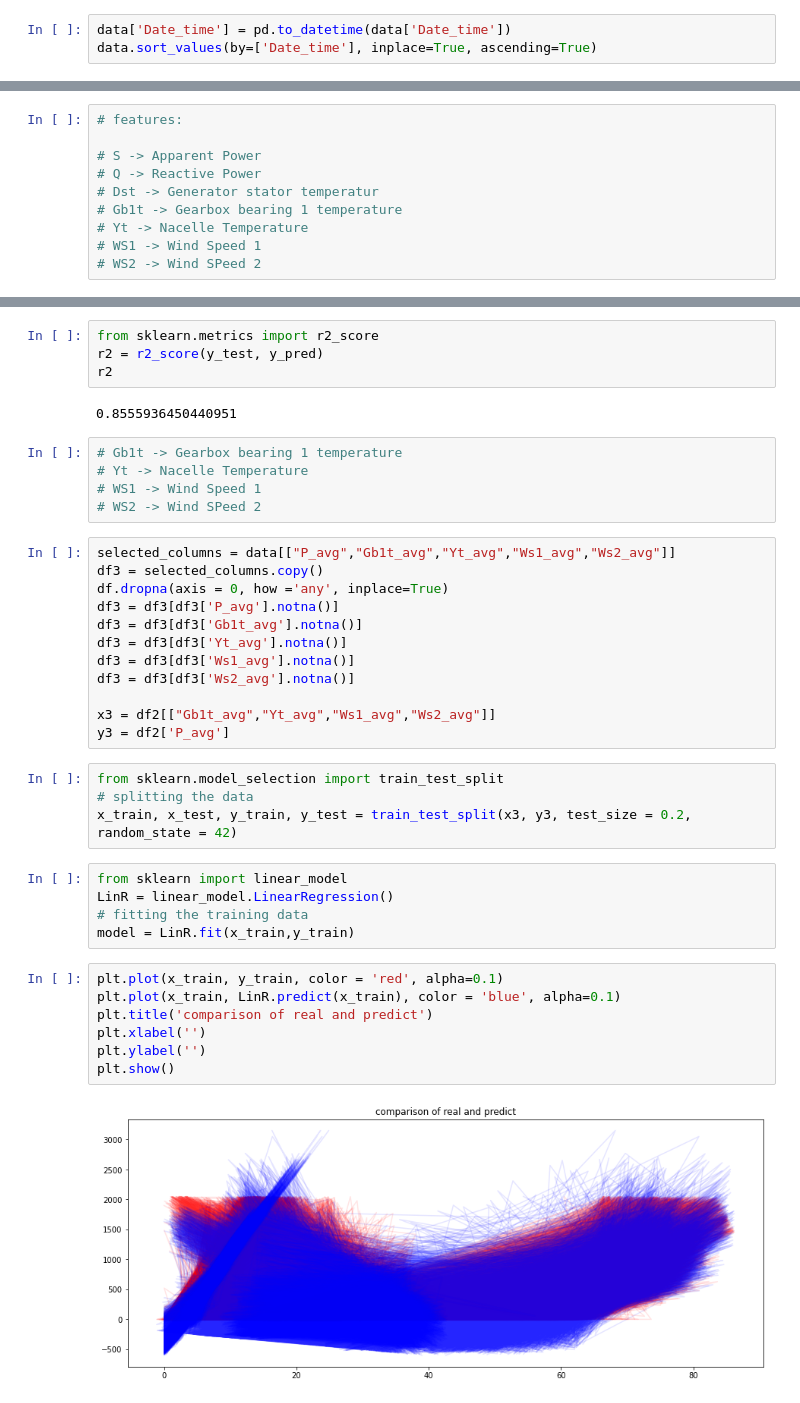
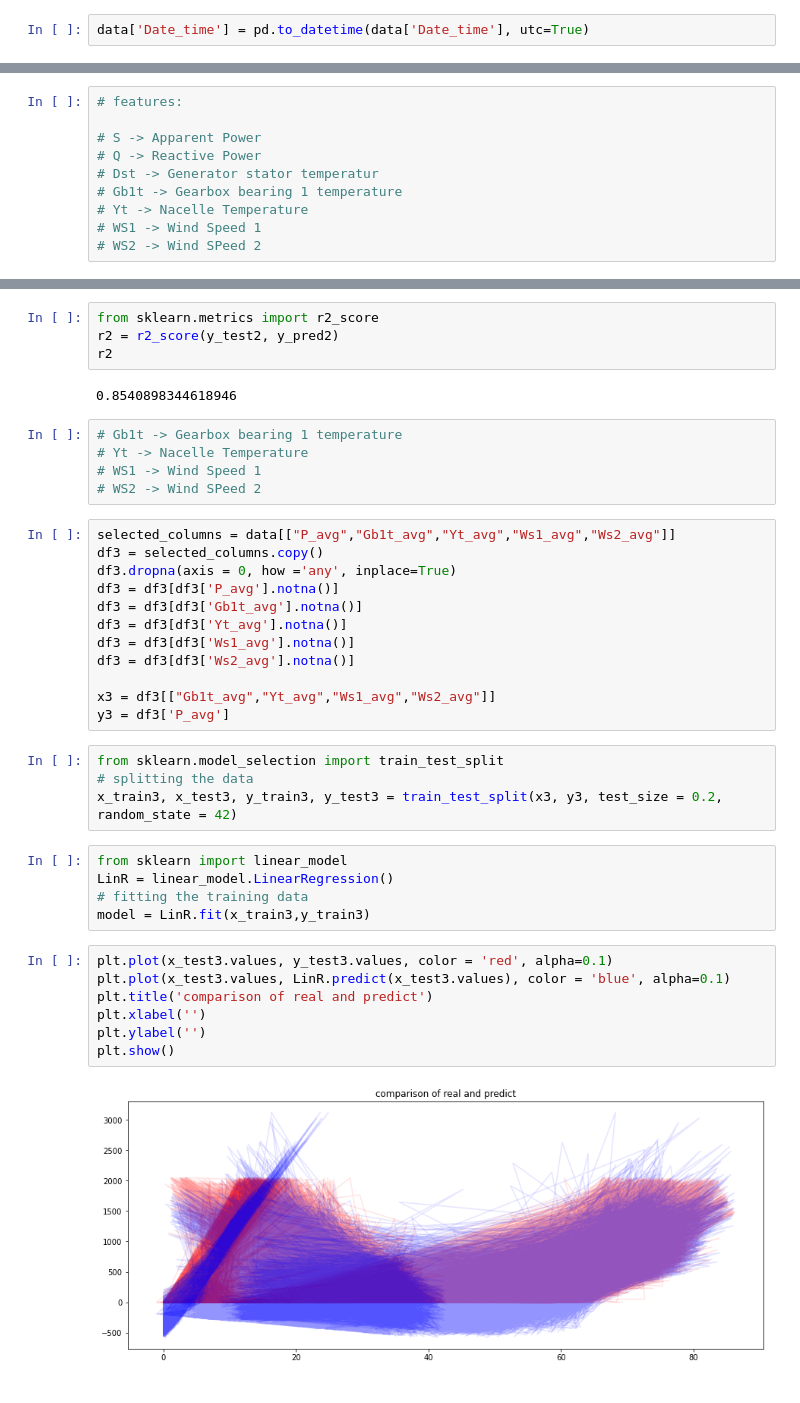
Before and after one commit to jo997/BA-WindPowerForecasting, a Jupyter notebook: JupyterNotebooks/LinearRegression.ipynb, the cells around one changed output, grey strips where cells are left out. Cells and saved outputs as stored; diff of their text form.

```diff
--- a/JupyterNotebooks/LinearRegression.ipynb
+++ b/JupyterNotebooks/LinearRegression.ipynb
@@ -13,8 +12,7 @@ The dataset: https://opendata-renewables.engie.com/explore/dataset/01c55756-5cd6
 # %%
 data = pd.read_csv('data/la-haute-borne-data-2017-2020.csv',sep=';')
 # %%
-data['Date_time'] = pd.to_datetime(data['Date_time'])
-data.sort_values(by=['Date_time'], inplace=True, ascending=True)
+data['Date_time'] = pd.to_datetime(data['Date_time'], utc=True)
 # %%
 data = data.drop('Va1_avg', 1)
 data = data.drop('Va2_avg', 1)
@@ -245,9 +132,9 @@ RMSE: 174.4600100150116
 # %%
 from sklearn.metrics import r2_score
-r2 = r2_score(y_test, y_pred)
+r2 = r2_score(y_test2, y_pred2)
 r2
 # %% [output]
-0.8555936450440951
+0.8540898344618946
 # %%
 # Gb1t -> Gearbox bearing 1 temperature
 # Yt -> Nacelle Temperature
@@ -256,33 +143,33 @@ r2
 # %%
 selected_columns = data[["P_avg","Gb1t_avg","Yt_avg","Ws1_avg","Ws2_avg"]]
 df3 = selected_columns.copy()
-df.dropna(axis = 0, how ='any', inplace=True)
+df3.dropna(axis = 0, how ='any', inplace=True)
 df3 = df3[df3['P_avg'].notna()]
 df3 = df3[df3['Gb1t_avg'].notna()]
 df3 = df3[df3['Yt_avg'].notna()]
 df3 = df3[df3['Ws1_avg'].notna()]
 df3 = df3[df3['Ws2_avg'].notna()]
 
-x3 = df2[["Gb1t_avg","Yt_avg","Ws1_avg","Ws2_avg"]]
-y3 = df2['P_avg']
+x3 = df3[["Gb1t_avg","Yt_avg","Ws1_avg","Ws2_avg"]]
+y3 = df3['P_avg']
 # %%
 from sklearn.model_selection import train_test_split
 # splitting the data
-x_train, x_test, y_train, y_test = train_test_split(x3, y3, test_size = 0.2, random_state = 42)
+x_train3, x_test3, y_train3, y_test3 = train_test_split(x3, y3, test_size = 0.2, random_state = 42)
 # %%
 from sklearn import linear_model
 LinR = linear_model.LinearRegression()
 # fitting the training data
-model = LinR.fit(x_train,y_train)
+model = LinR.fit(x_train3,y_train3)
 # %%
-plt.plot(x_train, y_train, color = 'red', alpha=0.1)
-plt.plot(x_train, LinR.predict(x_train), color = 'blue', alpha=0.1)
+plt.plot(x_test3.values, y_test3.values, color = 'red', alpha=0.1)
+plt.plot(x_test3.values, LinR.predict(x_test3.values), color = 'blue', alpha=0.1)
 plt.title('comparison of real and predict')
 plt.xlabel('')
 plt.ylabel('')
 plt.show()
 # %% [output]
-[figure, old version]
+[figure, new version]
 # %%
 print('Coefficients:', model.coef_)
 # %% [output]
```
Also changed, not shown: parts of 47 cells of this notebook, 1 other file.
